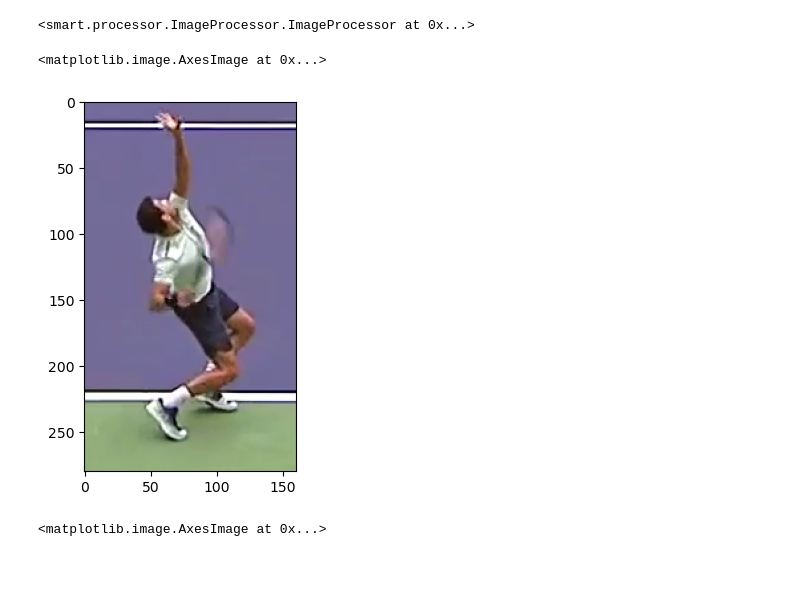
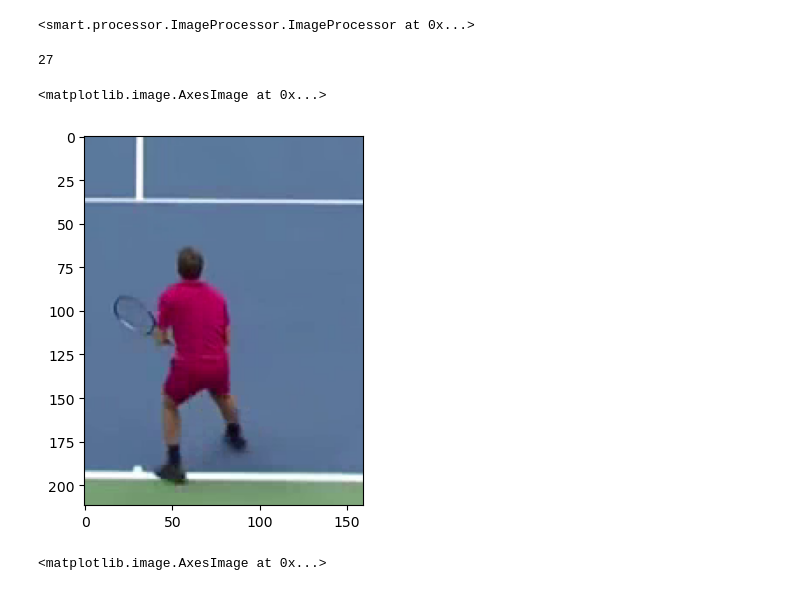
Before and after one commit to INSA-4IF-H4243/PLD-SMART, a Jupyter notebook: processor_vid.ipynb, the cells around one changed output. Drawn from its saved outputs; the diff is of its cells as text; code cells hidden in the pictures.

```diff
--- a/processor_vid.ipynb
+++ b/processor_vid.ipynb
@@ -45,11 +45,14 @@ vid_obj.crop_shadow_player_save(0, 30, 495, 668, 488, 655, 'img/waw_fore_shadow'
 # %%
 # Dimitrov service
-vid_obj = Video.read_video("video_input/video_input3.mp4")
+vid_obj = Video.read_video("dataset/service_j1/cut2_FddQ8YMD.mp4")
 frames_vid = vid_obj.frames
+len(frames_vid)
+# %% [output]
+27
 # %%
-crop_img = image_processor.crop_image(frames_vid[29], 980, 1140, 595, 875)
+crop_img = image_processor.crop_image(frames_vid[-1], 620, 780, 387, 599)
 crop_img = cv2.cvtColor(crop_img, cv2.COLOR_BGR2RGB)
 plt.imshow(crop_img)
 # %% [output]
 <matplotlib.image.AxesImage at 0x...>
-[figure, old version]
+[figure, new version]
```
Also changed, not shown: parts of 4 cells of this notebook, 4 other files.
